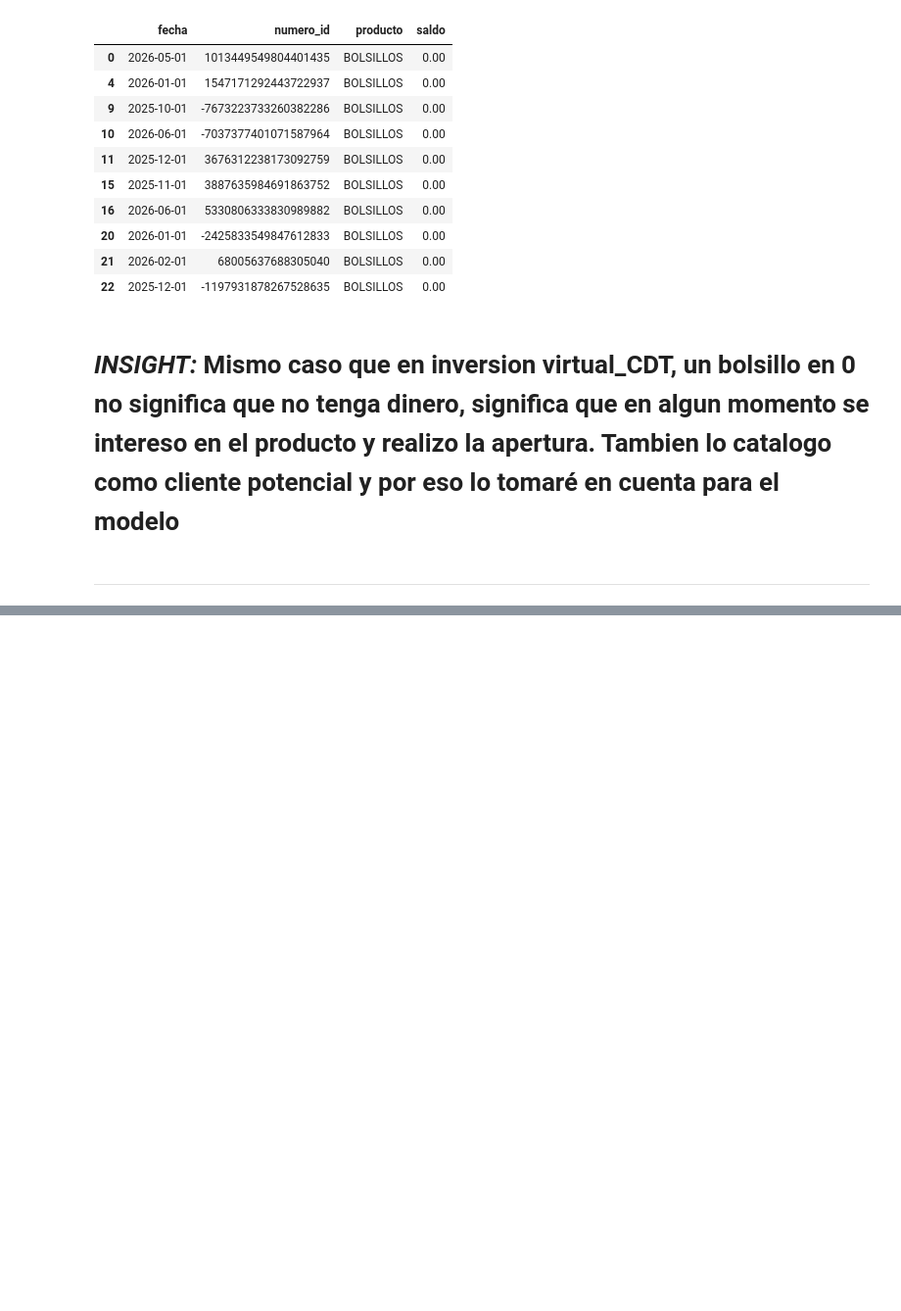
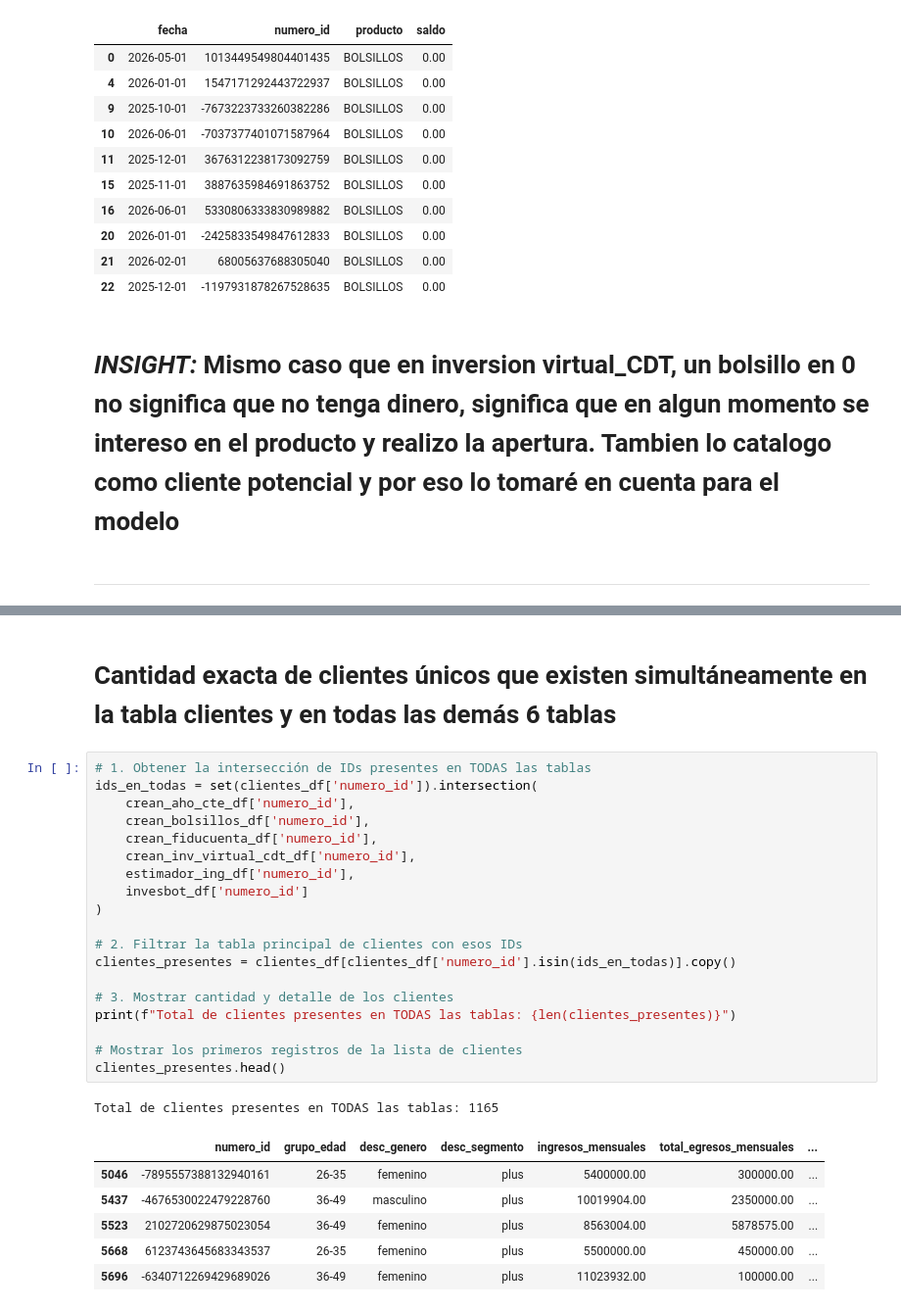
Before and after one commit to DANIELRINCON28/PRUEBA-TECNICA-CREAN-danaleri, a Jupyter notebook: Prueba-Tecnica-CREAN/notebooks/eda.ipynb, the cells around one changed output, grey strips where cells are left out. Shown at 98% size. Drawn from its saved outputs; the diff is of its cells as text; blank space fills up the shorter version.

```diff
--- a/Prueba-Tecnica-CREAN/notebooks/eda.ipynb
+++ b/Prueba-Tecnica-CREAN/notebooks/eda.ipynb
@@ -675,0 +706,29 @@ Clientes únicos afectados: 160,762
+# %% [markdown]
+# Cantidad exacta de clientes únicos que existen simultáneamente en la tabla clientes y en todas las demás 6 tablas
+# %%
+# 1. Obtener la intersección de IDs presentes en TODAS las tablas
+ids_en_todas = set(clientes_df['numero_id']).intersection(
+    crean_aho_cte_df['numero_id'],
+    crean_bolsillos_df['numero_id'],
+    crean_fiducuenta_df['numero_id'],
+    crean_inv_virtual_cdt_df['numero_id'],
+    estimador_ing_df['numero_id'],
+    invesbot_df['numero_id']
+)
+
+# 2. Filtrar la tabla principal de clientes con esos IDs
+clientes_presentes = clientes_df[clientes_df['numero_id'].isin(ids_en_todas)].copy()
+
+# 3. Mostrar cantidad y detalle de los clientes
+print(f"Total de clientes presentes en TODAS las tablas: {len(clientes_presentes)}")
+
+# Mostrar los primeros registros de la lista de clientes
+clientes_presentes.head()
+# %% [output]
+Total de clientes presentes en TODAS las tablas: 1165
+|  | numero_id | grupo_edad | desc_genero | desc_segmento | ingresos_mensuales | total_egresos_mensuales | ... |
+| 5046 | -7895557388132940161 | 26-35 | femenino | plus | 5400000.00 | 300000.00 | ... |
+| 5437 | -4676530022479228760 | 36-49 | masculino | plus | 10019904.00 | 2350000.00 | ... |
+| 5523 | 2102720629875023054 | 36-49 | femenino | plus | 8563004.00 | 5878575.00 | ... |
+| 5668 | 6123743645683343537 | 26-35 | femenino | plus | 5500000.00 | 450000.00 | ... |
+| 5696 | -6340712269429689026 | 36-49 | femenino | plus | 11023932.00 | 100000.00 | ... |
```
Also changed, not shown: parts of 2 cells of this notebook.
